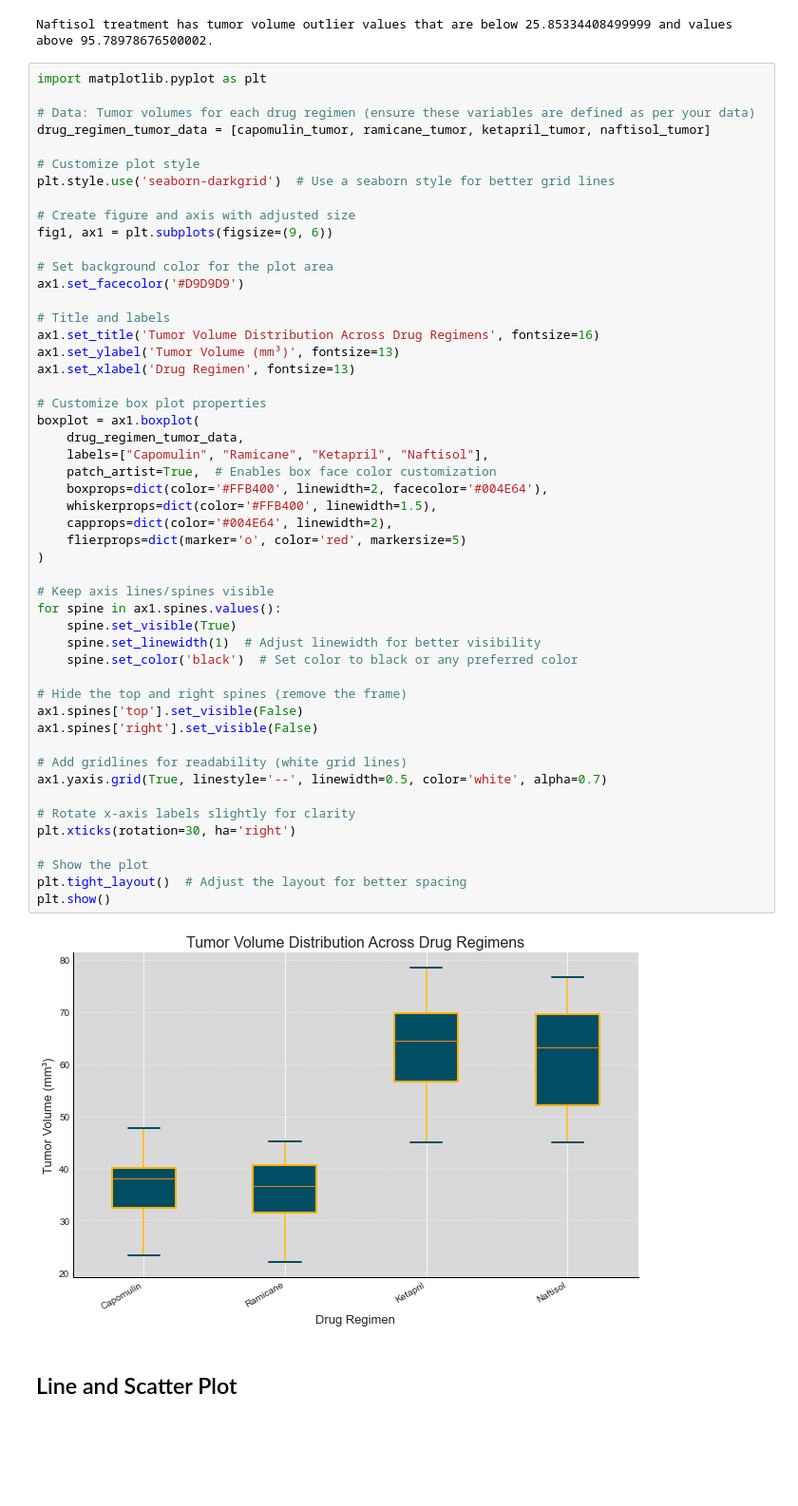
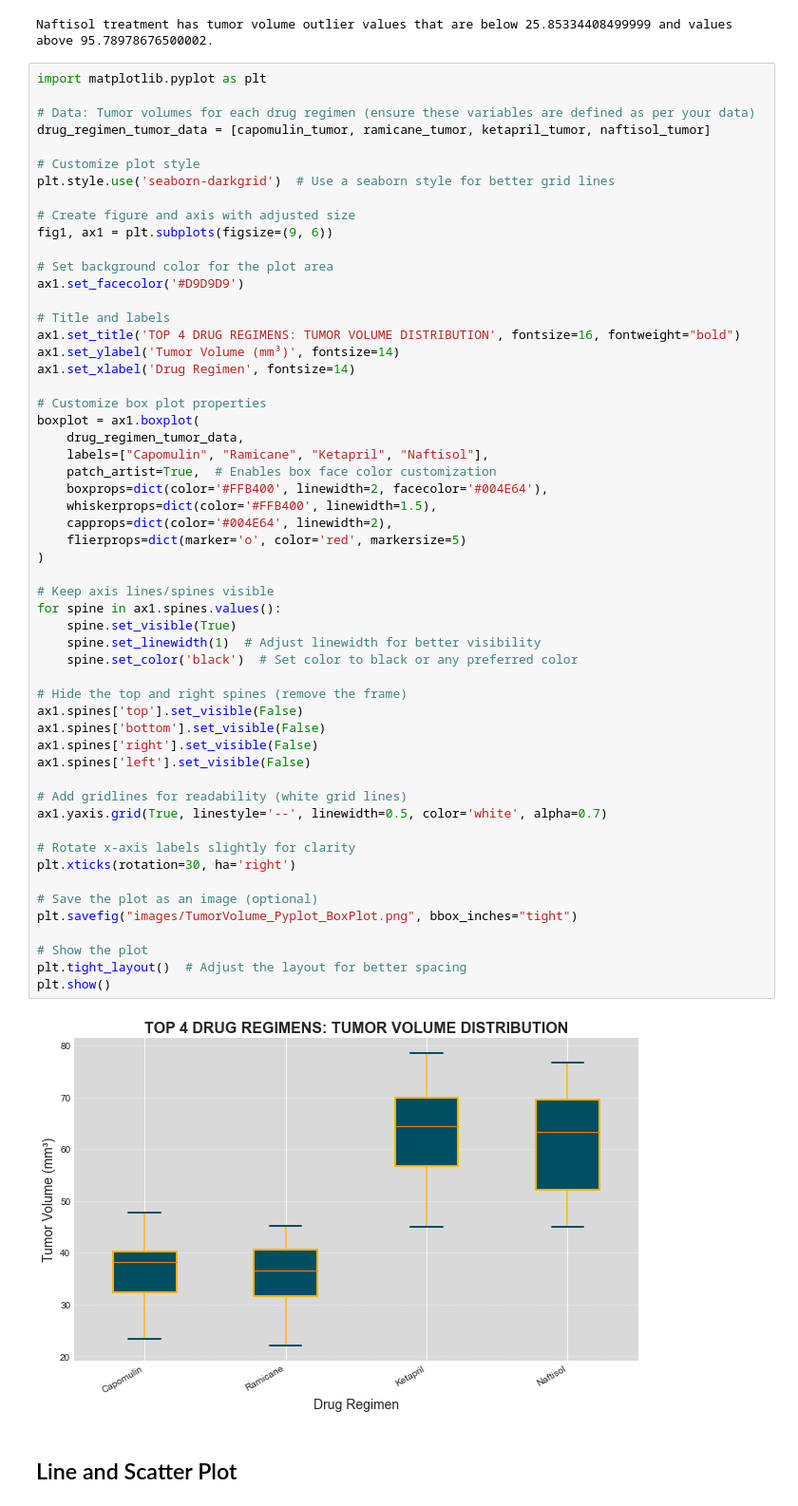
Before and after one commit to mathewqpmiller/Matplotlib-Pymaceuticals_Analysis, a Jupyter notebook: Matplotlib_Pharmaceuticals_Analysis_Final.ipynb, the cells around one changed output. Shown at 95% size. Saved outputs shown, nothing was run; the diff lists cells and outputs as text; blank space fills up the shorter version.

Commit message:
Updating some of the image titles and other aspects of the image.

```diff
--- a/Matplotlib_Pharmaceuticals_Analysis_Final.ipynb
+++ b/Matplotlib_Pharmaceuticals_Analysis_Final.ipynb
@@ -743,42 +743,47 @@ fig1, ax1 = plt.subplots(figsize=(9, 6))
 ax1.set_facecolor('#D9D9D9')
 
 # Title and labels
-ax1.set_title('Tumor Volume Distribution Across Drug Regimens', fontsize=16)
-ax1.set_ylabel('Tumor Volume (mm³)', fontsize=13)
-ax1.set_xlabel('Drug Regimen', fontsize=13)
+ax1.set_title('TOP 4 DRUG REGIMENS: TUMOR VOLUME DISTRIBUTION', fontsize=16, fontweight="bold")
+ax1.set_ylabel('Tumor Volume (mm³)', fontsize=14)
+ax1.set_xlabel('Drug Regimen', fontsize=14)
 
 # Customize box plot properties
 boxplot = ax1.boxplot(
     drug_regimen_tumor_data,
     labels=["Capomulin", "Ramicane", "Ketapril", "Naftisol"],
     patch_artist=True,  # Enables box face color customization
     boxprops=dict(color='#FFB400', linewidth=2, facecolor='#004E64'),
     whiskerprops=dict(color='#FFB400', linewidth=1.5),
     capprops=dict(color='#004E64', linewidth=2),
     flierprops=dict(marker='o', color='red', markersize=5)
 )
 
 # Keep axis lines/spines visible
 for spine in ax1.spines.values():
     spine.set_visible(True)
     spine.set_linewidth(1)  # Adjust linewidth for better visibility
     spine.set_color('black')  # Set color to black or any preferred color
 
 # Hide the top and right spines (remove the frame)
 ax1.spines['top'].set_visible(False)
+ax1.spines['bottom'].set_visible(False)
 ax1.spines['right'].set_visible(False)
+ax1.spines['left'].set_visible(False)
 
 # Add gridlines for readability (white grid lines)
 ax1.yaxis.grid(True, linestyle='--', linewidth=0.5, color='white', alpha=0.7)
 
 # Rotate x-axis labels slightly for clarity
 plt.xticks(rotation=30, ha='right')
 
+# Save the plot as an image (optional)
+plt.savefig("images/TumorVolume_Pyplot_BoxPlot.png", bbox_inches="tight")
+
 # Show the plot
 plt.tight_layout()  # Adjust the layout for better spacing
 plt.show()
 # %% [output]
-[figure, old version]
+[figure, new version]
 # %% [markdown]
 ## Line and Scatter Plot
 # %%
```
Also changed, not shown: parts of 1 cell of this notebook, 2 other files.
